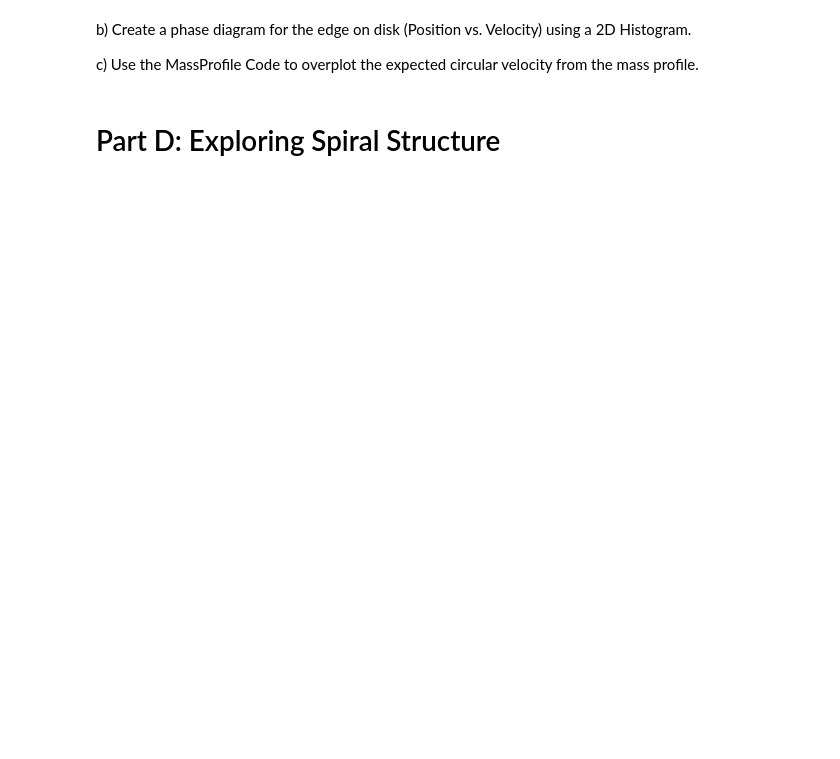
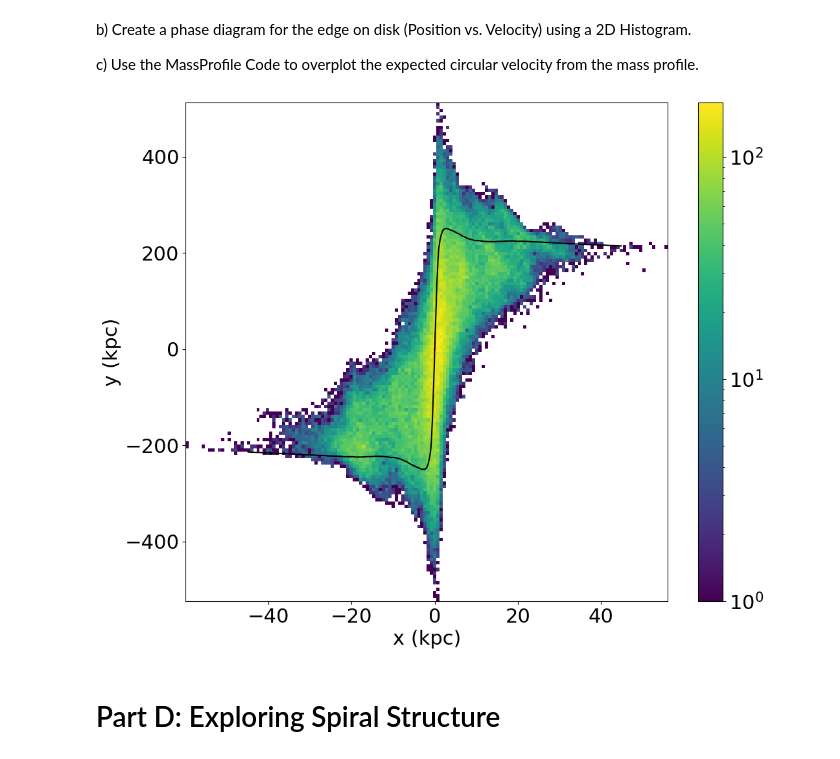
Before and after one commit to abressani/ASTR-400B, a Jupyter notebook: Labs/Lab7/Lab7.ipynb, the cells around one changed output. Saved outputs shown, nothing was run; the diff lists cells and outputs as text; code cells hidden in the pictures; blank space fills up the shorter version.

```diff
--- a/Labs/Lab7/Lab7.ipynb
+++ b/Labs/Lab7/Lab7.ipynb
@@ -356,37 +363,47 @@ plt.xlim(-40,40)
 b) Create a phase diagram for the edge on disk (Position vs. Velocity) using a 2D Histogram.
 
 c) Use the MassProfile Code to overplot the expected circular velocity from the mass profile.
+# %%
+# Create mass profile object
+M31 = MassProfile('M31', 0)
+
+#Array of positions
+rr = np.arange(0.01, 45, 0.1)
+
+# Circular velocity profile
+Vcirc = M31.circularVelocityTotal(rr)
 # %%
 # Make a phase diagram of the R vs V
 # MW Disk Velocity Field edge on.
 
 fig = plt.figure(figsize=(12,10))
 ax = plt.subplot(111)
 
 # Plot 2D Histogram for one component of  Pos vs Vel
-# ADD HERE
-
+plt.hist2d(rn[:,0], vn[:,1], bins=150, norm=LogNorm(), cmap='viridis')
+plt.colorbar()
 
 # Overplot Circular Velocity from the MassProfile Code
-# ADD HERE
-
-
+plt.plot(rr, Vcirc, color='black')
+plt.plot(-rr, -Vcirc, color='black')
 
 # Add axis labels
-plt.xlabel(' ', fontsize=22)
-plt.ylabel(' ', fontsize=22)
+plt.xlabel('x (kpc)', fontsize=22)
+plt.ylabel('y (kpc)', fontsize=22)
 
 
 
 #adjust tick label font size
 label_size = 22
 matplotlib.rcParams['xtick.labelsize'] = label_size
 matplotlib.rcParams['ytick.labelsize'] = label_size
 
 
 
 # Save file
-# plt.savefig('Lab7_RotationCurve.png')
+plt.savefig('Lab7_RotationCurve.png')
+# %% [output]
+[figure, added]
 # %% [markdown]
 # Part D: Exploring Spiral Structure
 # %%
```
Also changed, not shown: parts of 9 cells of this notebook, 5 other files.
